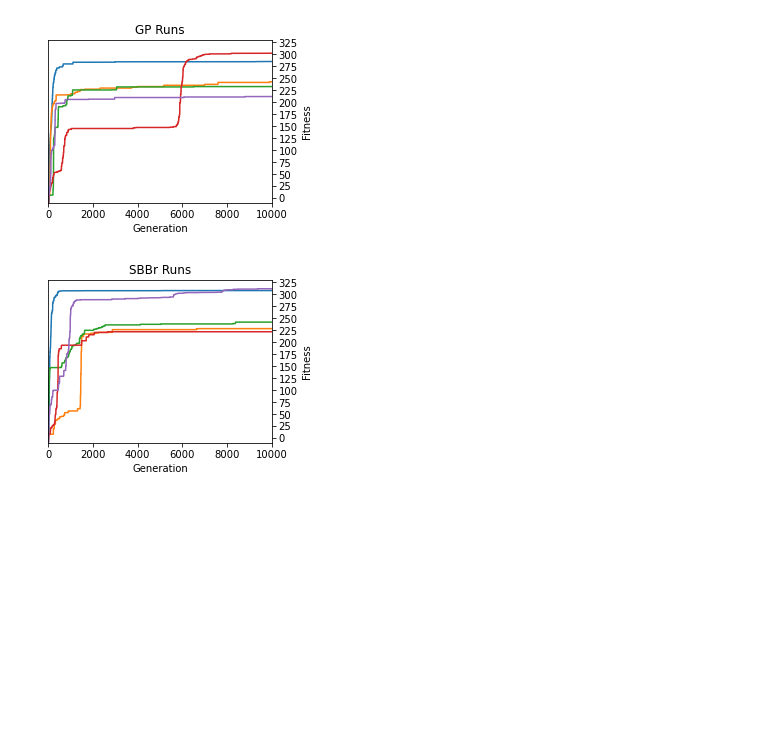
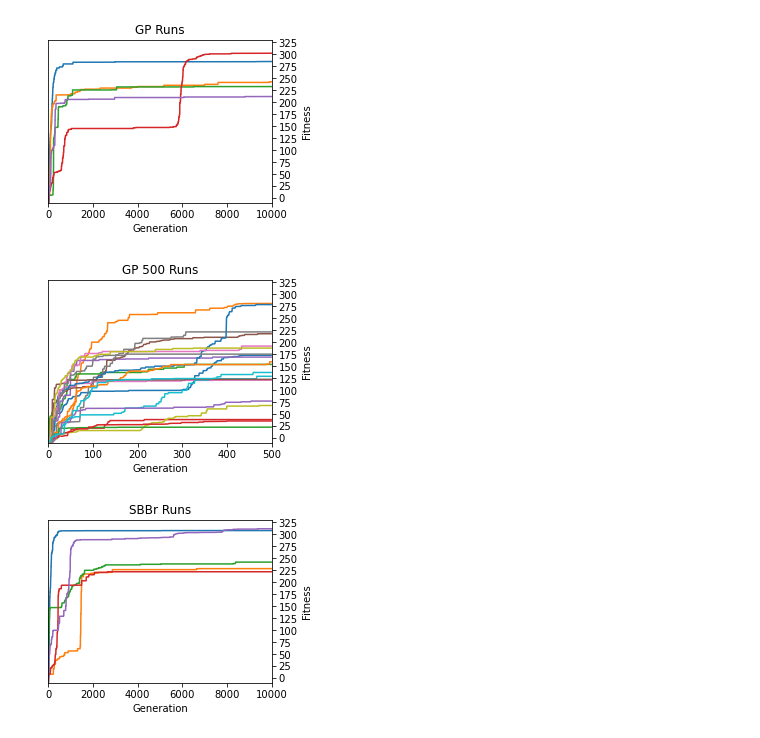
Before and after one commit to Ryan-Amaral/gp-bipedal-walker-analysis, a Jupyter notebook: basic_analysis.ipynb, the cells around one changed output. Saved outputs shown, nothing was run; the diff lists cells and outputs as text; code cells hidden in the pictures; blank space fills up the shorter version.

Commit message:
graphed short runs

```diff
--- a/basic_analysis.ipynb
+++ b/basic_analysis.ipynb
@@ -23,7 +23,9 @@ dfs_tpg = [pd.read_csv(f"run-data/old/tpg/{i+1}/log.csv") for i in range(5)]
 dfs_tpgsbb = [pd.read_csv(f"run-data/old/tpgsbb/{i+1}/log.csv") for i in range(5)]
 
 # the short runs (500 generations)
-dfs_gp_500 = [pd.read_csv(f"run-data/old/gp/{i+1}/log.csv") for i in range(5)]
+dfs_gp_500 = [pd.read_csv(f"run-data/gp-500/log-run{i+1}.csv") for i in range(20)]
+dfs_sbb_500 = [pd.read_csv(f"run-data/sbb-500/log-run{i+1}.csv") for i in range(20)]
+dfs_tpg_500 = [pd.read_csv(f"run-data/tpg-500/log-run{i+1}.csv") for i in range(20)]
 # %%
 # GP runs
 
@@ -46,6 +48,28 @@ plt.savefig("images/evo-gp-runs.pdf", bbox_inches = 'tight')
 plt.show()
 # %% [output]
 [figure]
+# %%
+# GP 500 runs
+
+f = plt.figure(figsize=(4,3))
+ax = f.add_subplot(111)
+ax.yaxis.tick_right()
+ax.yaxis.set_label_position("right")
+
+for i in range(len(dfs_gp_500)):
+    plt.plot(dfs_gp_500[i]["fit-max"].tolist()[:500], label="Run " + str(i+1))
+
+plt.title("GP 500 Runs")
+plt.xlabel("Generation")
+plt.xlim(0,500)
+plt.ylabel("Fitness")
+plt.ylim(-10,330)
+plt.yticks(np.arange(0, 331, 25))
+
+plt.savefig("images/evo-gp-500-runs.pdf", bbox_inches = 'tight')
+plt.show()
+# %% [output]
+[figure, added]
 # %%
 # SBB runs
 
```
Also changed, not shown: parts of 3 cells of this notebook, 6 other files.
